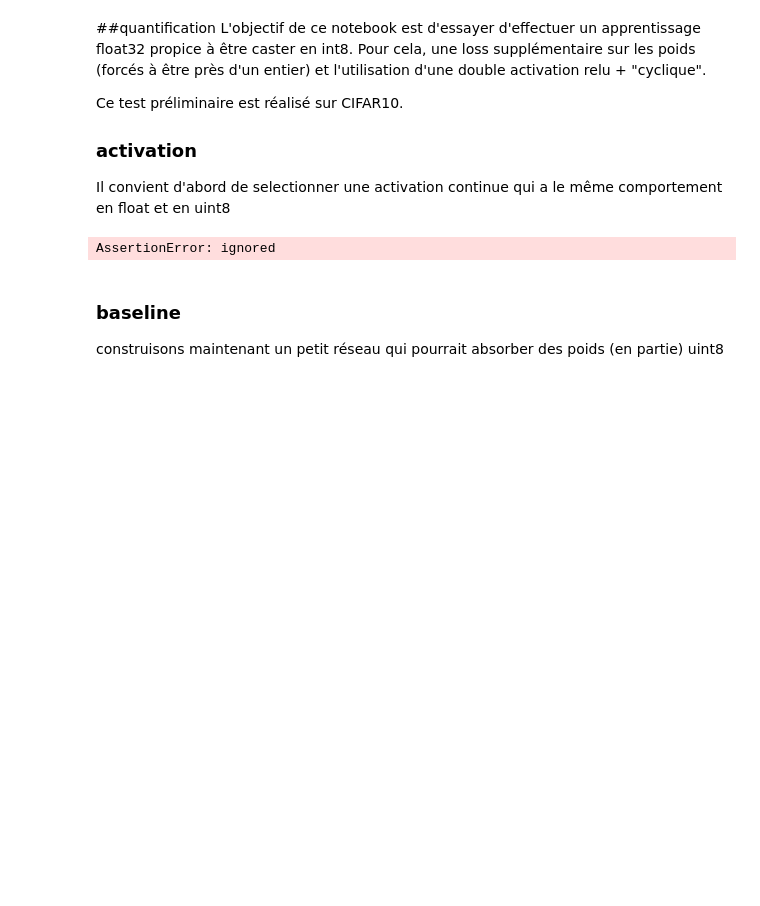
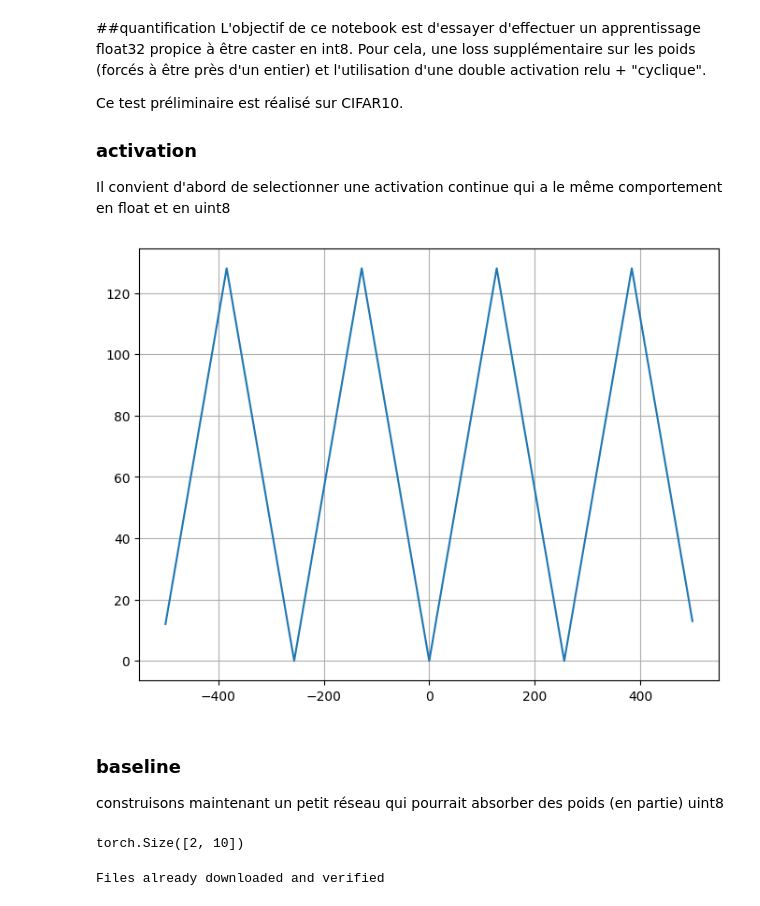
Before and after one commit to achanhon/AdversarialModel, a Jupyter notebook: Untitled20.ipynb, the cells around one changed output. Saved outputs shown, nothing was run; the diff lists cells and outputs as text; code cells hidden in the pictures; blank space fills up the shorter version.

```diff
--- a/Untitled20.ipynb
+++ b/Untitled20.ipynb
@@ -12,26 +12,26 @@ Il convient d'abord de selectionner une activation continue qui a le même compo
 # %%
 import torch
 import torchvision
 import matplotlib.pyplot as plt
 
 def cycle(x):
-    assert x.dtype in [torch.half, torch.float,torch.uint8]
+    assert x.dtype in [torch.half, torch.float,torch.uint8], x.dtype
     if x.dtype != torch.uint8:
         x = x % 256
     return x - 2 * (x-128)*(x>128).to(dtype=x.dtype)
 
-x = (torch.arange(1000)-500)
-y = cycle(x.float())
+x = (torch.arange(1000)-500).float()
+y = cycle(x)
 z = cycle(x.to(dtype=torch.uint8)).float()
 assert all(y==z)
 
 y = cycle(x)
 plt.figure(figsize=(8, 6))
 plt.plot(x, y)
 plt.grid(True)
 plt.show()
 # %% [output]
-AssertionError: ignored
+[figure, added]
 # %% [markdown]
 ### baseline
 construisons maintenant un petit réseau qui pourrait absorber des poids (en partie) uint8
@@ -72,15 +72,14 @@ class Baseline(torch.nn.Module):
         self.c5 = Funblock(512)
 
         # very few operation: can be done in float
-        self.f1 = torch.nn.Linear(512,1024)
-        self.f2 = torch.nn.Linear(1024,2048)
-        self.f3 = torch.nn.Linear(2048,2048)
-        self.f4 = torch.nn.Linear(4096,10)
+        self.f1 = torch.nn.Linear(1024,2048)
+        self.f2 = torch.nn.Linear(2048,2048)
+        self.f3 = torch.nn.Linear(4096,10)
 
     def forward(self, x):
         p = torch.nn.functional.leaky_relu(self.proj1(x.float()))
         p = torch.nn.functional.leaky_relu(self.proj2(p))
-        p = cycle(self.proj3(p)).to(dtype=x.dtype)
+        x = cycle(self.proj3(p)).to(dtype=x.dtype)
 
         x = cycle(self.c1(x))
         x = cycle(self.c2(x))
@@ -93,10 +92,24 @@ class Baseline(torch.nn.Module):
         x = x[:,:,0,0].float()
 
         x = torch.nn.functional.leaky_relu(self.f1(x))
-        x = torch.nn.functional.leaky_relu(self.f2(x))
-        x = torch.cat([x,torch.nn.functional.leaky_relu(self.f3(x))],dim=1)
-        return self.f4(x)
+        x = torch.cat([x,torch.nn.functional.leaky_relu(self.f2(x))],dim=1)
+        return self.f3(x)
 
 net = Baseline()
+net = net.cuda()
 with torch.no_grad():
-    print(net(torch.rand(2,3,32,32)).shape)
+    print(net(torch.rand(2,3,32,32).cuda()).shape)
+# %% [output]
+torch.Size([2, 10])
+# %%
+trainset = torchvision.datasets.CIFAR10(
+    root="build",
+    train=True,
+    download=True,
+    transform=torchvision.transforms.ToTensor(),
+)
+trainloader = torch.utils.data.DataLoader(
+    trainset, batch_size=128, shuffle=True, num_workers=2
+)
+# %% [output]
+Files already downloaded and verified
```
Also changed, not shown: parts of 2 cells of this notebook.
